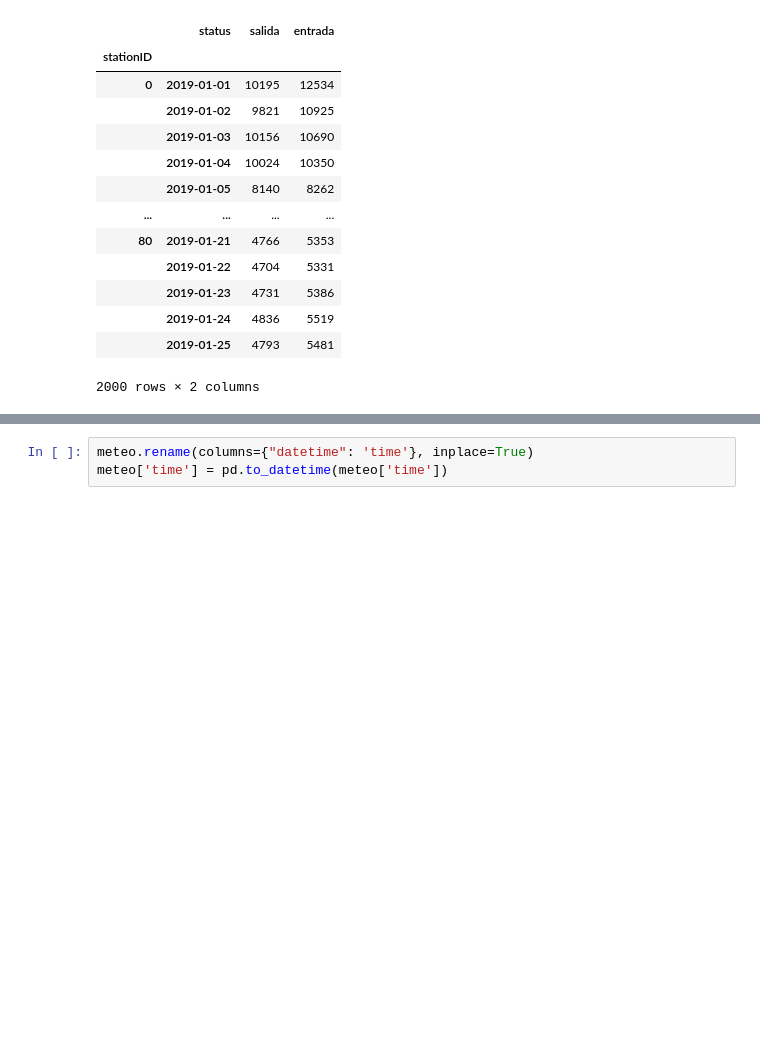
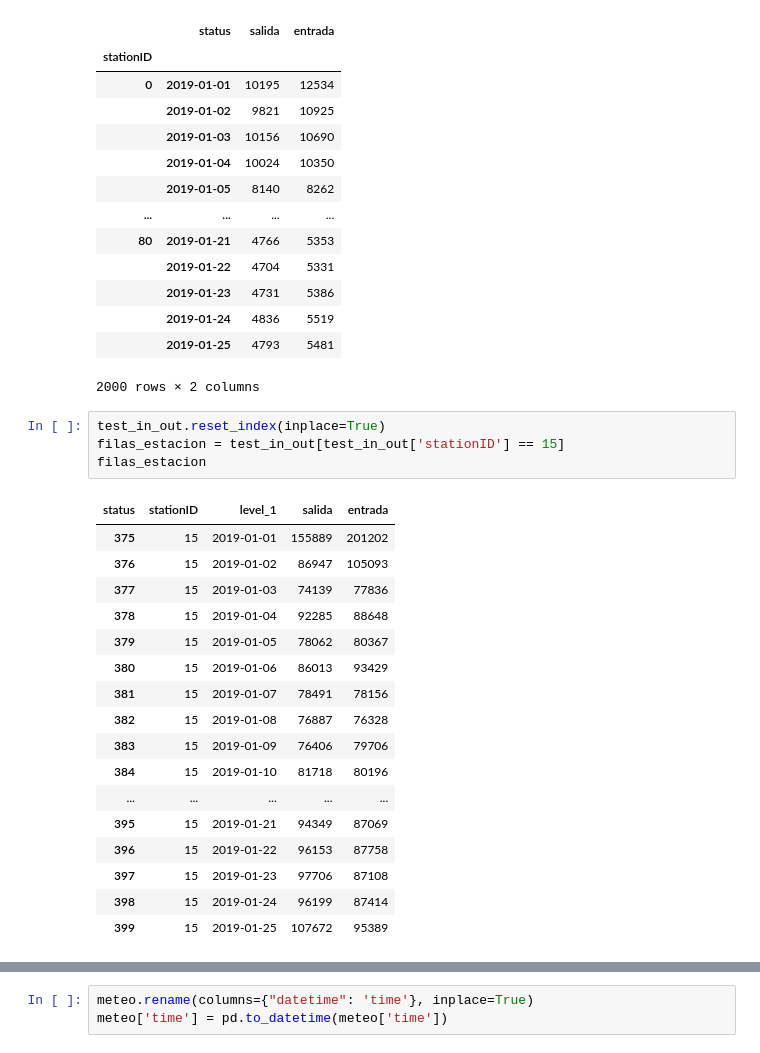
Before and after one commit to quiquecueto/TFM-Intelligent-Systems, a Jupyter notebook: TFM_project.ipynb, the cells around one changed output, grey strips where cells are left out. Drawn from its saved outputs; the diff is of its cells as text; blank space fills up the shorter version.

```diff
--- a/TFM_project.ipynb
+++ b/TFM_project.ipynb
@@ -310,3 +286,25 @@ test_in_out
 |  | 2019-01-24 | 4836 | 5519 |
 |  | 2019-01-25 | 4793 | 5481 |
 2000 rows × 2 columns
+# %%
+test_in_out.reset_index(inplace=True)
+filas_estacion = test_in_out[test_in_out['stationID'] == 15]
+filas_estacion
+# %% [output]
+| status | stationID | level_1 | salida | entrada |
+| 375 | 15 | 2019-01-01 | 155889 | 201202 |
+| 376 | 15 | 2019-01-02 | 86947 | 105093 |
+| 377 | 15 | 2019-01-03 | 74139 | 77836 |
+| 378 | 15 | 2019-01-04 | 92285 | 88648 |
+| 379 | 15 | 2019-01-05 | 78062 | 80367 |
+| 380 | 15 | 2019-01-06 | 86013 | 93429 |
+| 381 | 15 | 2019-01-07 | 78491 | 78156 |
+| 382 | 15 | 2019-01-08 | 76887 | 76328 |
+| 383 | 15 | 2019-01-09 | 76406 | 79706 |
+| 384 | 15 | 2019-01-10 | 81718 | 80196 |
+| ... | ... | ... | ... | ... |
+| 395 | 15 | 2019-01-21 | 94349 | 87069 |
+| 396 | 15 | 2019-01-22 | 96153 | 87758 |
+| 397 | 15 | 2019-01-23 | 97706 | 87108 |
+| 398 | 15 | 2019-01-24 | 96199 | 87414 |
+| 399 | 15 | 2019-01-25 | 107672 | 95389 |
```
Also changed, not shown: parts of 31 cells of this notebook.
